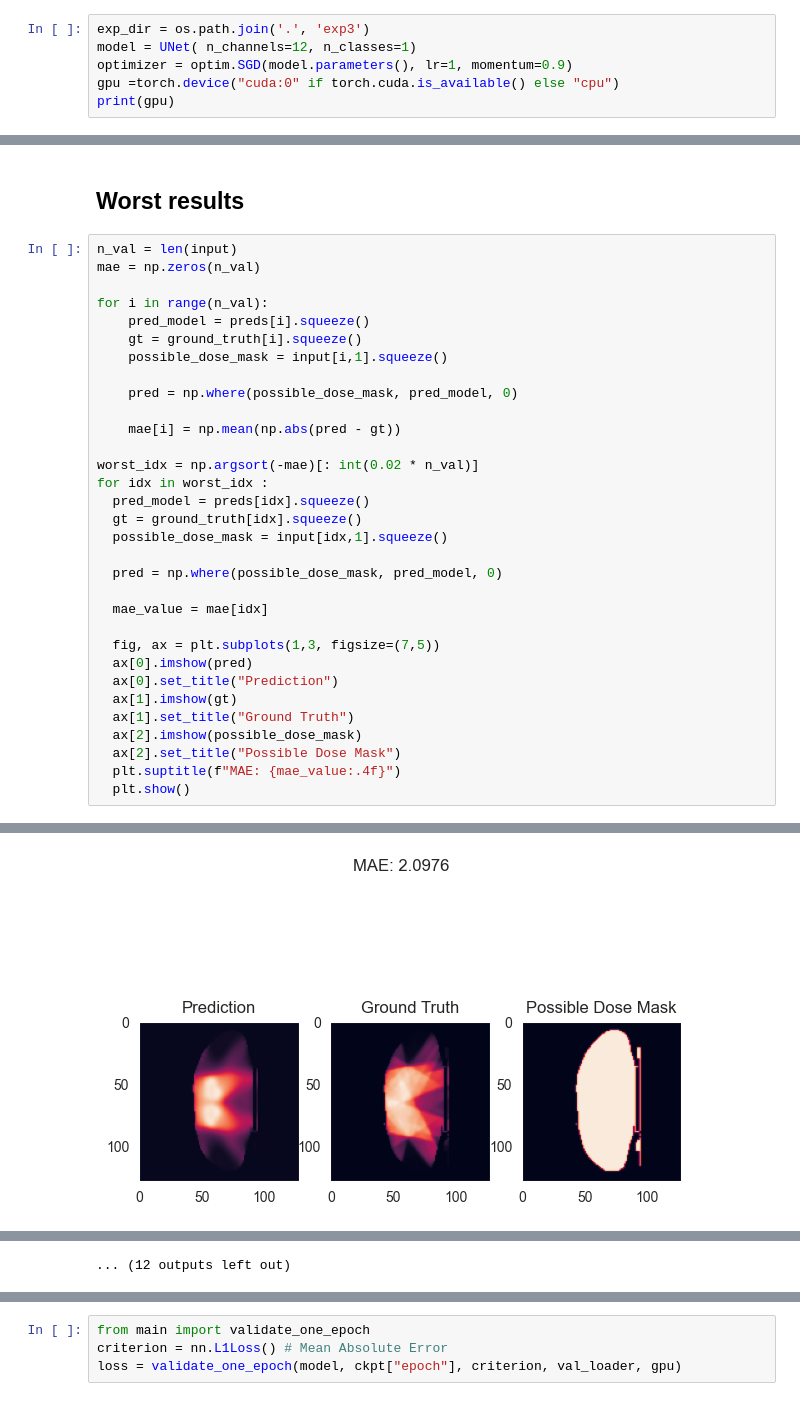
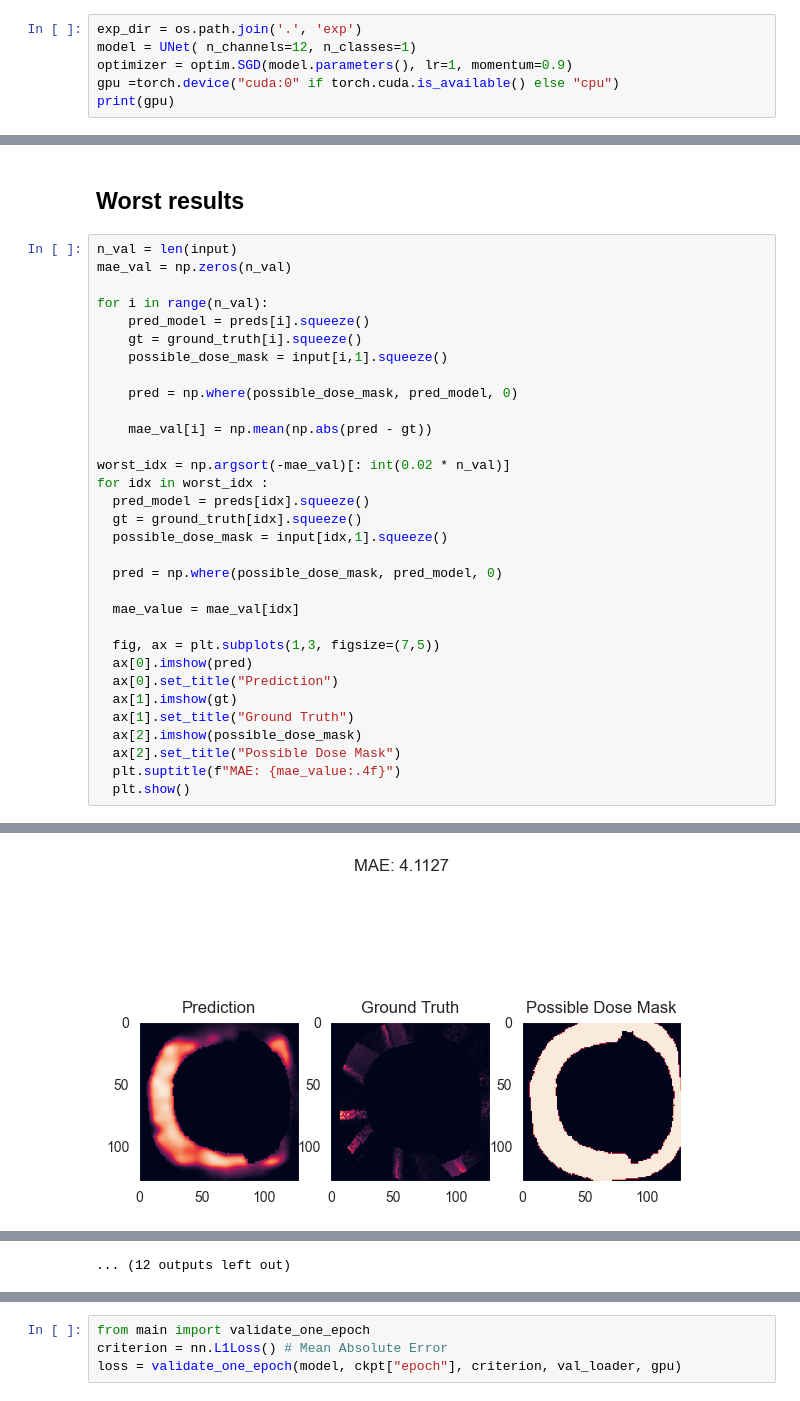
Before and after one commit to Theaublanchard/DLMI, a Jupyter notebook: Challenge/explore.ipynb, the cells around one changed output, grey strips where cells are left out. Cells and saved outputs as stored; diff of their text form.

```diff
--- a/Challenge/explore.ipynb
+++ b/Challenge/explore.ipynb
@@ -222,7 +222,7 @@ Estimated Total Size (MB): 295.63
 # %% [markdown]
 # Load model
 # %%
-exp_dir = os.path.join('.', 'exp3')
+exp_dir = os.path.join('.', 'exp')
 model = UNet( n_channels=12, n_classes=1)
 optimizer = optim.SGD(model.parameters(), lr=1, momentum=0.9)
 gpu =torch.device("cuda:0" if torch.cuda.is_available() else "cpu")
@@ -325,7 +325,7 @@ for i in rand_idx:
 ## Worst results
 # %%
 n_val = len(input)
-mae = np.zeros(n_val)
+mae_val = np.zeros(n_val)
 
 for i in range(n_val):
     pred_model = preds[i].squeeze()
@@ -334,9 +334,9 @@ for i in range(n_val):
 
     pred = np.where(possible_dose_mask, pred_model, 0)
 
-    mae[i] = np.mean(np.abs(pred - gt))
+    mae_val[i] = np.mean(np.abs(pred - gt))
 
-worst_idx = np.argsort(-mae)[: int(0.02 * n_val)]
+worst_idx = np.argsort(-mae_val)[: int(0.02 * n_val)]
 for idx in worst_idx :
   pred_model = preds[idx].squeeze()
   gt = ground_truth[idx].squeeze()
@@ -344,7 +344,7 @@ for idx in worst_idx :
 
   pred = np.where(possible_dose_mask, pred_model, 0)
 
-  mae_value = mae[idx]
+  mae_value = mae_val[idx]
 
   fig, ax = plt.subplots(1,3, figsize=(7,5))
   ax[0].imshow(pred)
@@ -362 +362 @@ for idx in worst_idx :
-[figure, old version]
+[figure, new version]
```
Also changed, not shown: parts of 7 cells of this notebook.
